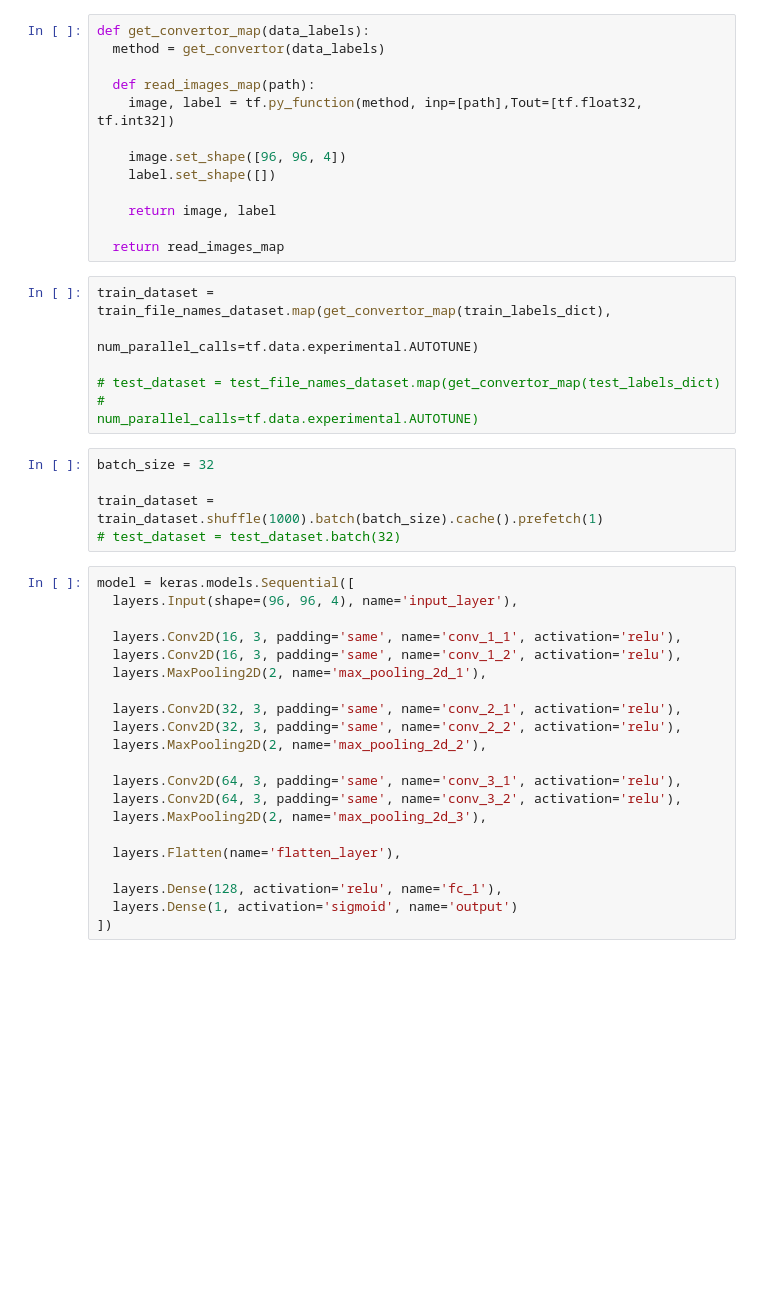
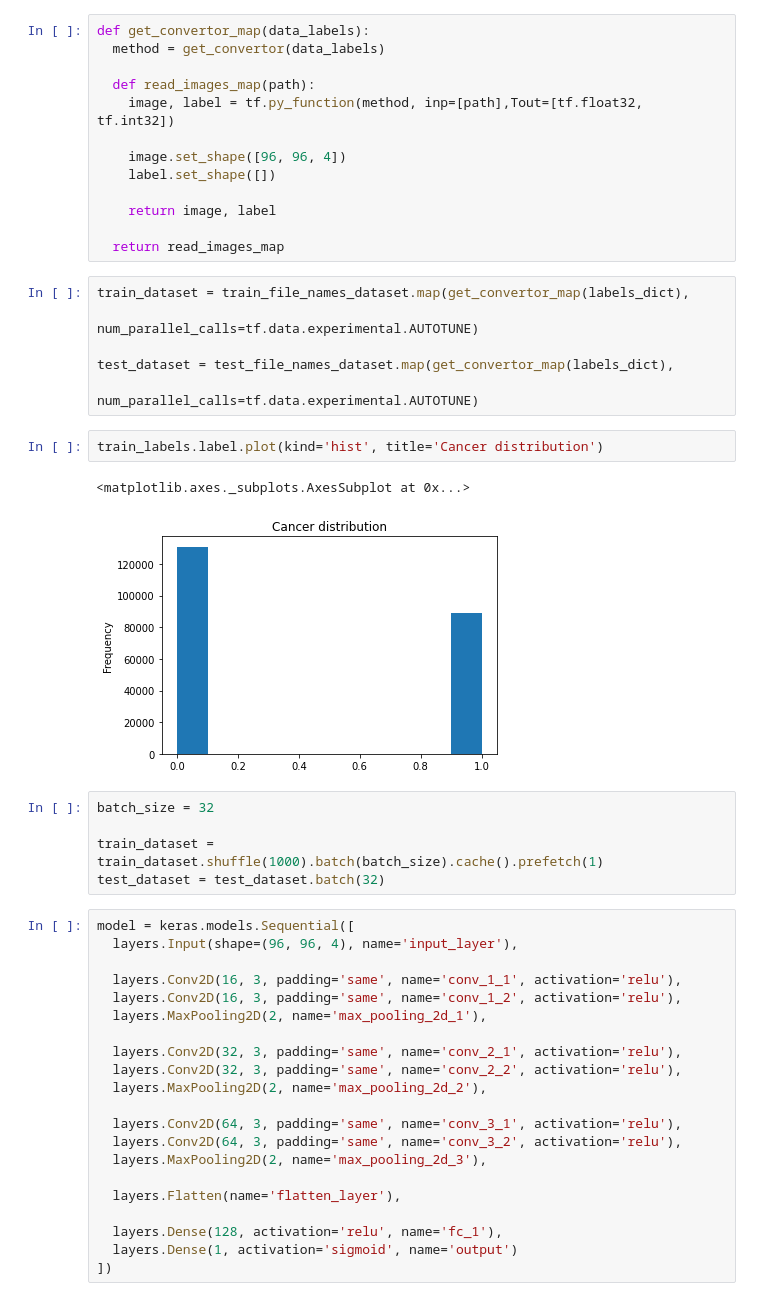
Before and after one commit to pooriaazami/kaggle-histopathologic-cancer-detection, a Jupyter notebook: histopathologic_cancer_detection.ipynb, the cells around one changed output. Drawn from its saved outputs; the diff is of its cells as text; blank space fills up the shorter version.

```diff
--- a/histopathologic_cancer_detection.ipynb
+++ b/histopathologic_cancer_detection.ipynb
@@ -122,16 +123,21 @@ def get_convertor_map(data_labels):
 
   return read_images_map
 # %%
-train_dataset = train_file_names_dataset.map(get_convertor_map(train_labels_dict),
+train_dataset = train_file_names_dataset.map(get_convertor_map(labels_dict),
                                              num_parallel_calls=tf.data.experimental.AUTOTUNE)
 
-# test_dataset = test_file_names_dataset.map(get_convertor_map(test_labels_dict)
-#                                            num_parallel_calls=tf.data.experimental.AUTOTUNE)
+test_dataset = test_file_names_dataset.map(get_convertor_map(labels_dict),
+                                           num_parallel_calls=tf.data.experimental.AUTOTUNE)
+# %%
+train_labels.label.plot(kind='hist', title='Cancer distribution')
+# %% [output]
+<matplotlib.axes._subplots.AxesSubplot at 0x...>
+[figure, added]
 # %%
 batch_size = 32
 
 train_dataset = train_dataset.shuffle(1000).batch(batch_size).cache().prefetch(1)
-# test_dataset = test_dataset.batch(32)
+test_dataset = test_dataset.batch(32)
 # %%
 model = keras.models.Sequential([
   layers.Input(shape=(96, 96, 4), name='input_layer'),
```
Also changed, not shown: parts of 6 cells of this notebook.
